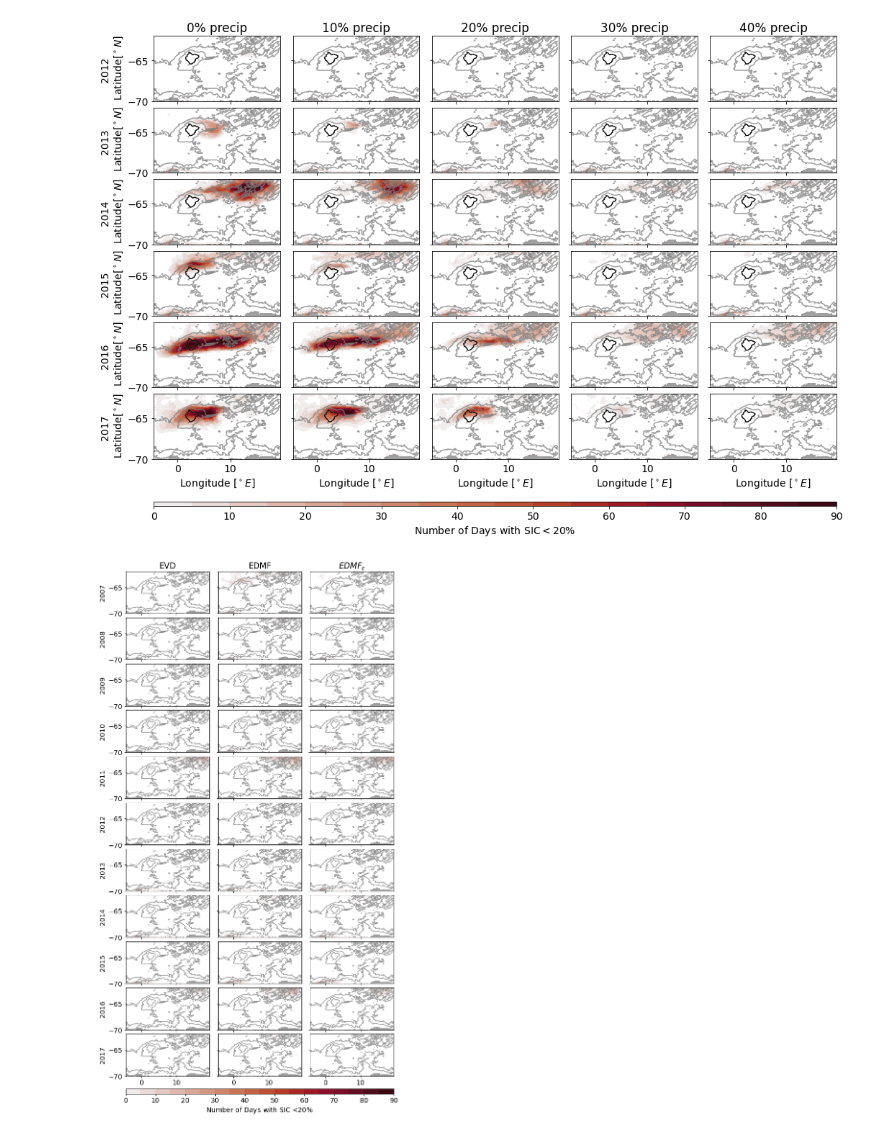
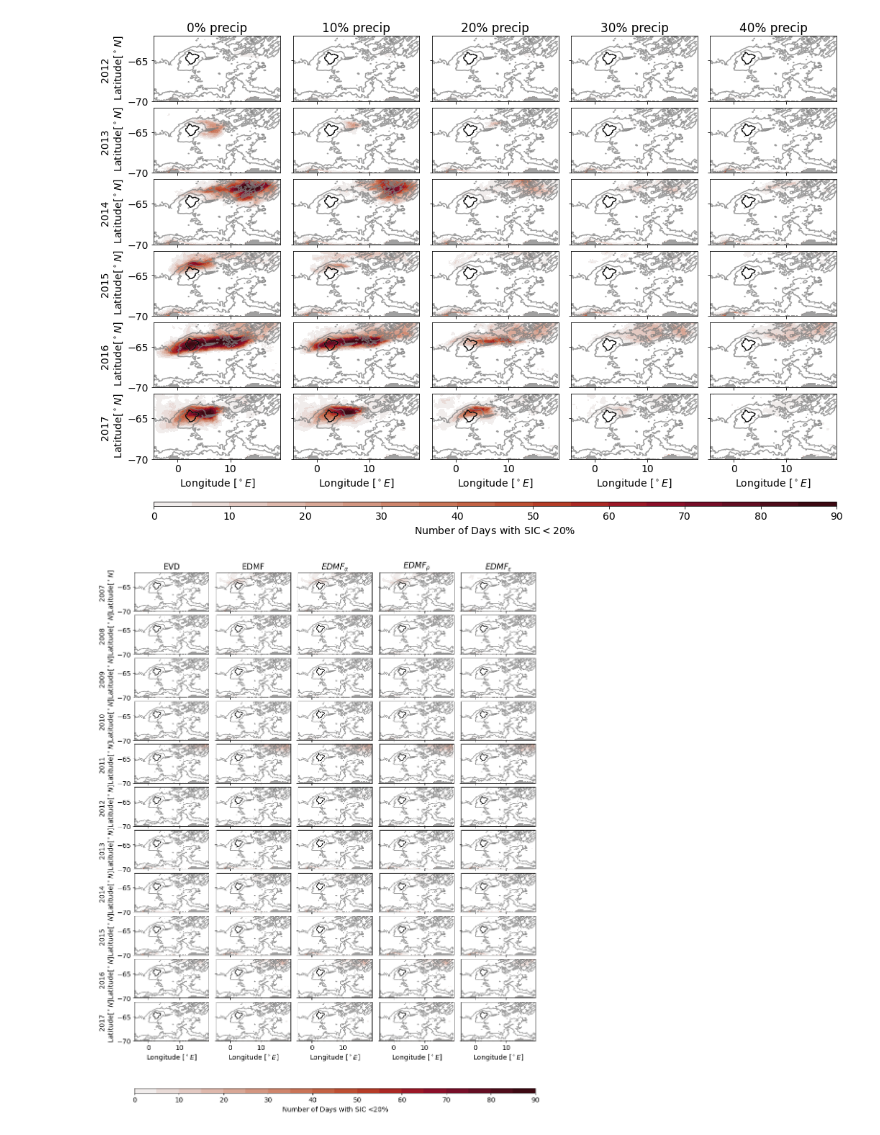
Before and after one commit to bguelk/JAMES_2024_MRP_modelling, a Jupyter notebook: Figures/Figure3_S2.ipynb, the cells around one changed output. Saved outputs shown, nothing was run; the diff lists cells and outputs as text; code cells hidden in the pictures.

```diff
--- a/Figures/Figure3_S2.ipynb
+++ b/Figures/Figure3_S2.ipynb
@@ -152,10 +154,10 @@ plt.savefig('./2012runs_withEDMF_%s_2007_2017.jpg'%var,dpi=300)
 # %%
 # Supporting Information S2
 from matplotlib.gridspec import GridSpec, GridSpecFromSubplotSpec
-fig = plt.figure(figsize=(10,20))
-gs = GridSpec(2,1, height_ratios=[1,0.01],wspace=.01,hspace=.05)#,wspace=0.3)
+fig = plt.figure(figsize=(15,20))
+gs = GridSpec(2,1, height_ratios=[1,0.01],wspace=.01,hspace=.2)#,wspace=0.3)
 
-gs1 = GridSpecFromSubplotSpec(11,3, subplot_spec=gs[0],hspace=0.1,wspace=.1)
+gs1 = GridSpecFromSubplotSpec(11,5, subplot_spec=gs[0],hspace=0.1,wspace=.1)
 gs2 = GridSpecFromSubplotSpec(2, 1, subplot_spec=gs[1],hspace=0)
 
 j=0
@@ -170,14 +172,17 @@ for y in range(0,11):
     cb=ds01[var].where(ds01[var]>0).isel(year=y).plot.pcolormesh(ax=ax,x="lon",y="lat",vmin=vmin,vmax=vmax,levels=lev,cmap=tcmap,add_colorbar=False)
     bat.bathy_meter.where(bat.bathy_meter<10).plot.contourf(x="lon",y="lat",colors='grey',add_colorbar=False,ax=ax,alpha=0.75)
     bat.bathy_meter.plot.contour(x="lon",y="lat",levels=[2500,3500,5000],colors='grey',ax=ax,alpha=0.75)
-    if y<10:
+    bat.mask_tc.plot.contour(x="lon",y="lat",ax=ax,colors='k',linestyles='-',linewidths=.7,alpha=.5)
+    if j<10:
         ax.set_xticklabels('')
-    ax.set_xlabel('')
+        ax.set_xlabel('')
+    else:
+        ax.set_xlabel('Longitude [$^\circ E$]')
     ax.set_title('')
     #ax.set_yticklabels('')
     ax.set_xlim(-4.5,19.5)
     ax.set_ylim(-70,-62)
-    ax.set_ylabel('%d'%ds01.year.isel(year=y))
+    ax.set_ylabel('%d \n Latitude[$^\circ N$]'%ds01.year.isel(year=y))
     if j==0:
         ax.set_title('EVD')
 
@@ -185,37 +190,79 @@ for y in range(0,11):
     cb=ds03[var].where(ds03[var]>0).isel(year=y).plot.pcolormesh(ax=ax,x="lon",y="lat",vmin=vmin,vmax=vmax,levels=lev,cmap=tcmap,add_colorbar=False)
     bat.bathy_meter.where(bat.bathy_meter<10).plot.contourf(x="lon",y="lat",colors='grey',add_colorbar=False,ax=ax,alpha=0.75)
     bat.bathy_meter.plot.contour(x="lon",y="lat",levels=[2500,3500,5000],colors='grey',ax=ax,alpha=0.75)
-    if y<10:
+    bat.mask_tc.plot.contour(x="lon",y="lat",ax=ax,colors='k',linestyles='-',linewidths=.7,alpha=.5)
+    if j<10:
         ax.set_xticklabels('')
+        ax.set_xlabel('')
+    else:
+        ax.set_xlabel('Longitude [$^\circ E$]')
     ax.set_xlim(-4.5,19.5)
     ax.set_ylim(-70,-62)
     ax.set_title('')
-    ax.set_xlabel('')
     ax.set_yticklabels('')
     ax.set_ylabel('')
     if j==0:
         ax.set_title('EDMF')
     ax=fig.add_subplot(gs1[j,2])
+    cb=ds03[var].where(ds03[var]>0).isel(year=y).plot.pcolormesh(ax=ax,x="lon",y="lat",vmin=vmin,vmax=vmax,levels=lev,cmap=tcmap,add_colorbar=False)
+    bat.bathy_meter.where(bat.bathy_meter<10).plot.contourf(x="lon",y="lat",colors='grey',add_colorbar=False,ax=ax,alpha=0.75)
+    bat.bathy_meter.plot.contour(x="lon",y="lat",levels=[2500,3500,5000],colors='grey',ax=ax,alpha=0.75)
+    bat.mask_tc.plot.contour(x="lon",y="lat",ax=ax,colors='k',linestyles='-',linewidths=.7,alpha=.5)
+    if j<10:
+        ax.set_xticklabels('')
+        ax.set_xlabel('')
+    else:
+        ax.set_xlabel('Longitude [$^\circ E$]')
+
+    ax.set_xlim(-4.5,19.5)
+    ax.set_ylim(-70,-62)
+    ax.set_title('')
+    ax.set_yticklabels('')
+    ax.set_ylabel('')
+    if j==0:
+        ax.set_title('$EDMF_{\\alpha}$')
+    ax=fig.add_subplot(gs1[j,3])
+    cb=ds03[var].where(ds03[var]>0).isel(year=y).plot.pcolormesh(ax=ax,x="lon",y="lat",vmin=vmin,vmax=vmax,levels=lev,cmap=tcmap,add_colorbar=False)
+    bat.bathy_meter.where(bat.bathy_meter<10).plot.contourf(x="lon",y="lat",colors='grey',add_colorbar=False,ax=ax,alpha=0.75)
+    bat.bathy_meter.plot.contour(x="lon",y="lat",levels=[2500,3500,5000],colors='grey',ax=ax,alpha=0.75)
+    bat.mask_tc.plot.contour(x="lon",y="lat",ax=ax,colors='k',linestyles='-',linewidths=.7,alpha=.5)
+    if j<10:
+        ax.set_xticklabels('')
+        ax.set_xlabel('')
+    else:
+        ax.set_xlabel('Longitude [$^\circ E$]')
+    ax.set_xlim(-4.5,19.5)
+    ax.set_ylim(-70,-62)
+    ax.set_title('')
+    ax.set_yticklabels('')
+    ax.set_ylabel('')
+    if j==0:
+        ax.set_title('$EDMF_{\\rho}$')
+    ax=fig.add_subplot(gs1[j,4])
     cb=ds04[var].where(ds04[var]>0).isel(year=y).plot.pcolormesh(ax=ax,x="lon",y="lat",vmin=vmin,vmax=vmax,levels=lev,cmap=tcmap,add_colorbar=False)
     bat.bathy_meter.where(bat.bathy_meter<10).plot.contourf(x="lon",y="lat",colors='grey',add_colorbar=False,ax=ax,alpha=0.75)
     bat.bathy_meter.plot.contour(x="lon",y="lat",levels=[2500,3500,5000],colors='grey',ax=ax,alpha=0.75)
-    if y<10:
+    bat.mask_tc.plot.contour(x="lon",y="lat",ax=ax,colors='k',linestyles='-',linewidths=.7,alpha=.5)
+    if j<10:
         ax.set_xticklabels('')
-    ax.set_xlabel('')
+        ax.set_xlabel('')
+    else:
+        ax.set_xlabel('Longitude [$^\circ E$]')
+
     ax.set_xlim(-4.5,19.5)
     ax.set_ylim(-70,-62)
     ax.set_yticklabels('')
     ax.set_ylabel('')
     ax.set_title('')
     if j==0:
         ax.set_title('$EDMF_{\\epsilon}$')
 
 
     j=j+1
 
 c_ax=fig.add_subplot(gs2[:,0])
 plt.colorbar(cb,cax=c_ax,orientation='horizontal',label='Number of Days with SIC <20$\%$')
 plt.tight_layout()
 plt.savefig(f'./exp_01_03_04_{var}_2007_2017.jpg',dpi=300)
 # %% [output]
-[figure, old version]
+[figure, new version]
```
Also changed, not shown: parts of 1 cell of this notebook, 6 other files.
